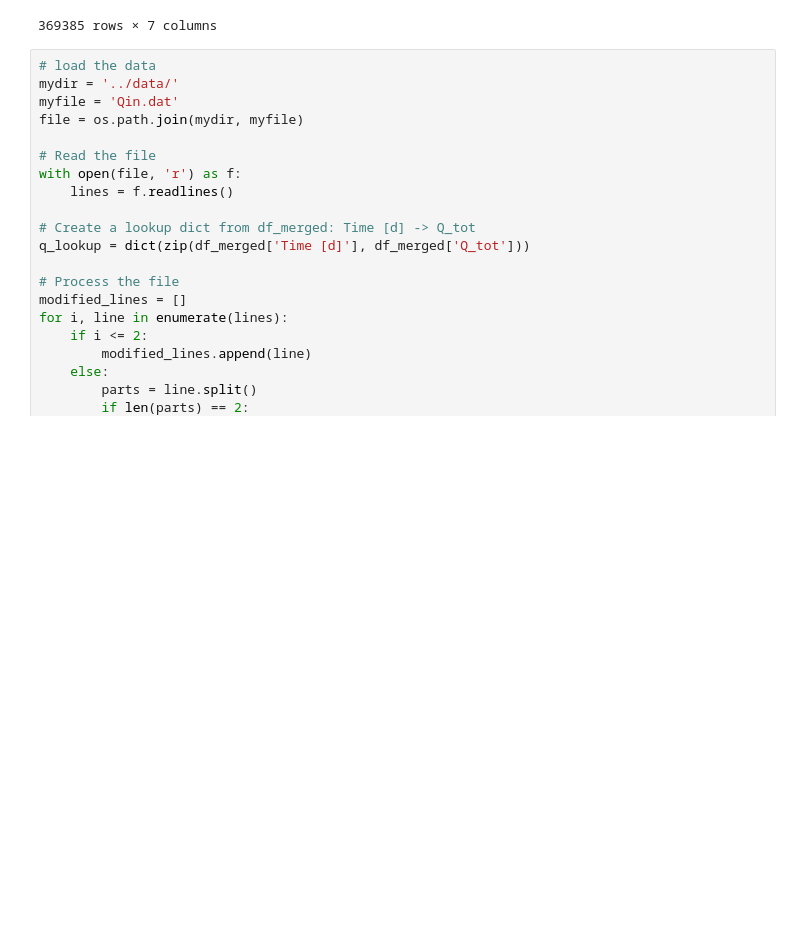
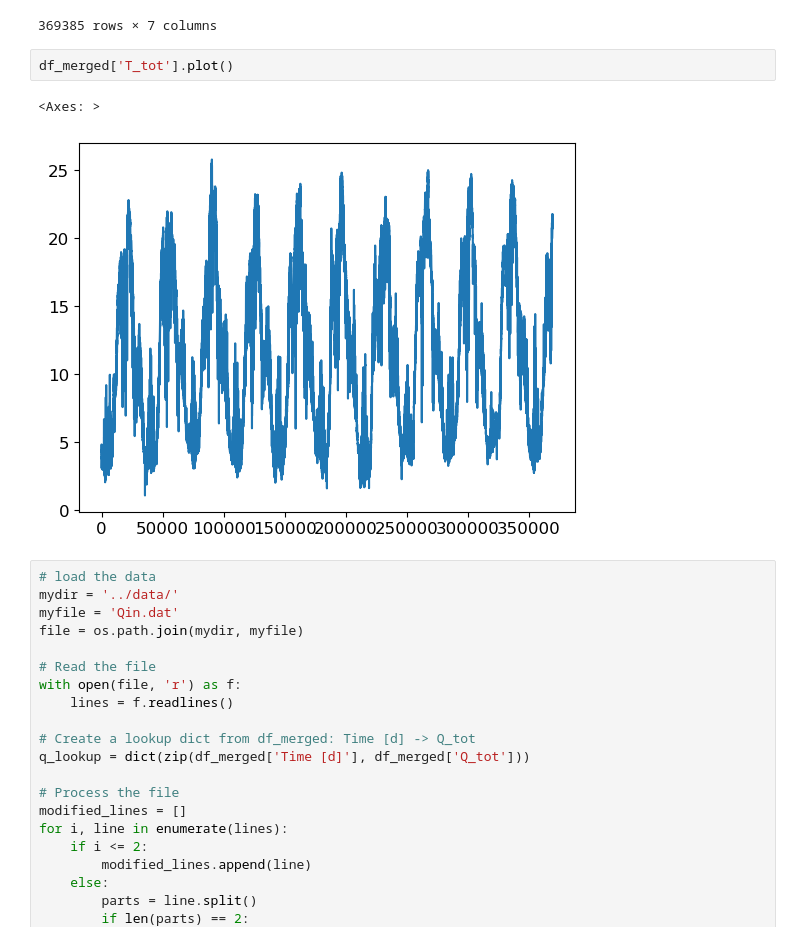
Before and after one commit to damienbouffard/UNIL_Limnolab_Lake_Heat_Fluxes, a Jupyter notebook: notebooks/change_forcing.ipynb, the cells around one changed output. Cells and saved outputs as stored; diff of their text form; blank space fills up the shorter version.

```diff
--- a/notebooks/change_forcing.ipynb
+++ b/notebooks/change_forcing.ipynb
@@ -395,6 +354,11 @@ df_merged
 | 369383 | 15391.0000 | 4.81600 | 6.17000 | 24.262167 | 30 | 34.81600 | 21.759528 |
 | 369384 | 15391.0417 | 4.79300 | 5.96500 | 24.249379 | 30 | 34.79300 | 21.730567 |
 369385 rows × 7 columns
+# %%
+df_merged['T_tot'].plot()
+# %% [output]
+<Axes: >
+[figure, added]
 # %%
 # load the data
 mydir = '../data/'
```
Also changed, not shown: parts of 15 cells of this notebook, 8 other files.
